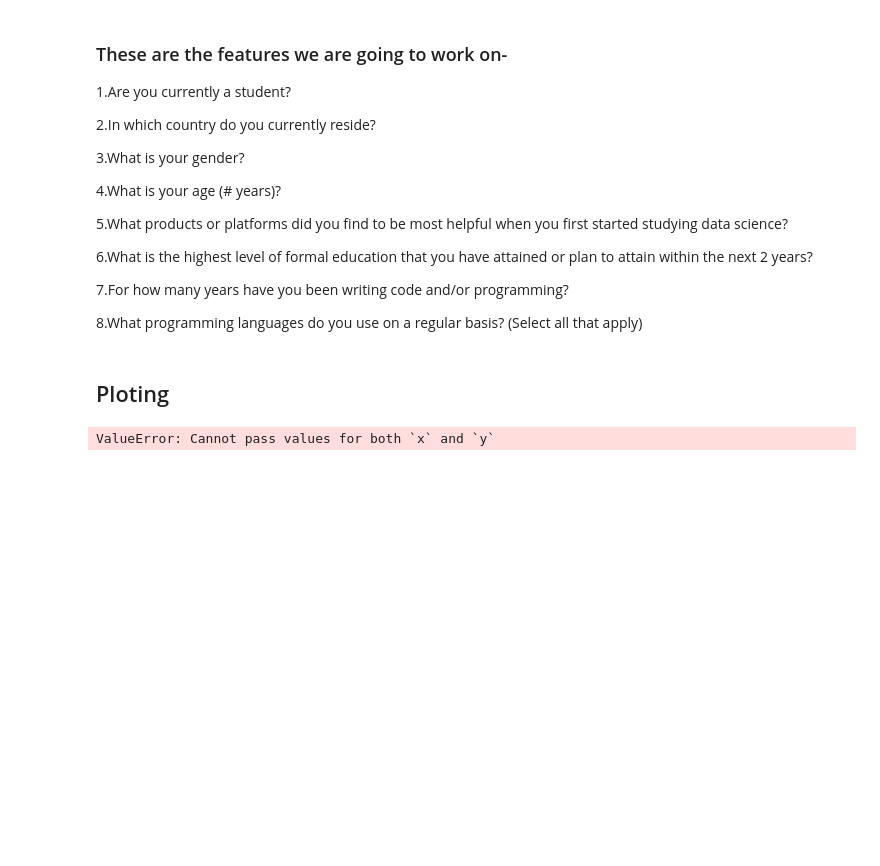
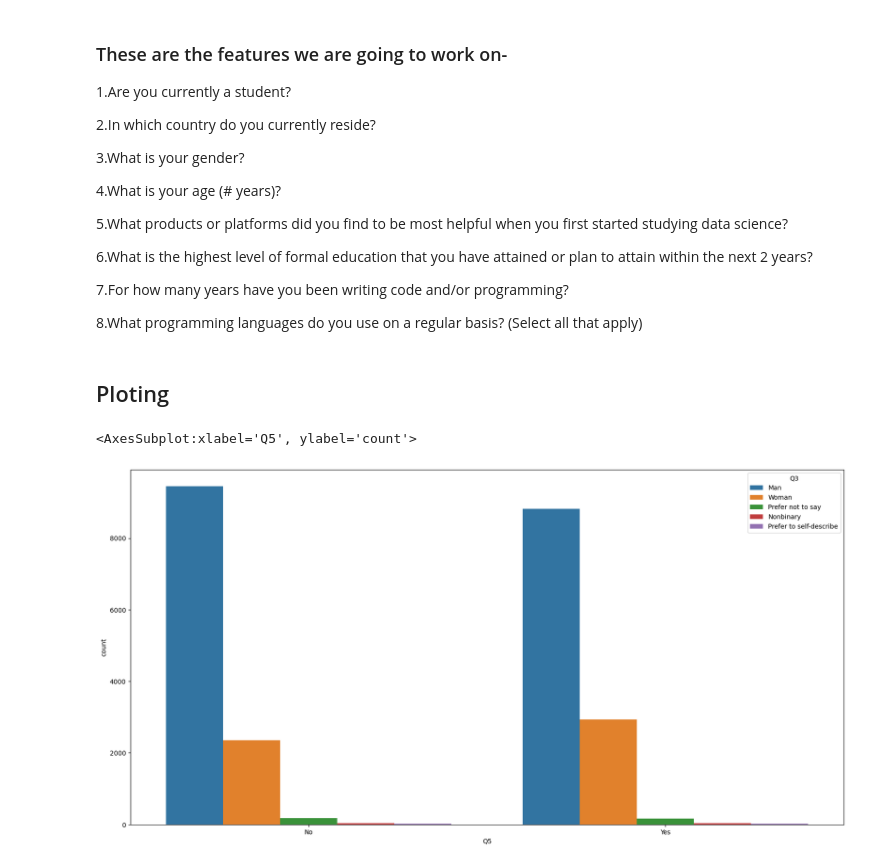
Before and after one commit to gmkng01/DS_Projects, a Jupyter notebook: DS/kaggle_survey_2022/srvy.ipynb, the cells around one changed output. Drawn from its saved outputs; the diff is of its cells as text; code cells hidden in the pictures; blank space fills up the shorter version.

```diff
--- a/DS/kaggle_survey_2022/srvy.ipynb
+++ b/DS/kaggle_survey_2022/srvy.ipynb
@@ -87,9 +87,11 @@ coding_language.columns = my_list
 # %% [markdown]
 ## Ploting
 # %%
-sns.countplot(x=student, y=gender)
+plt.figure(figsize=(20,10))
+sns.countplot(x=student, hue=gender)
 # %% [output]
-ValueError: Cannot pass values for both `x` and `y`
+<AxesSubplot:xlabel='Q5', ylabel='count'>
+[figure, added]
 # %%
 # # sns.color_palette("tab10")
 # plt.figure(figsize=(20,10))
```
